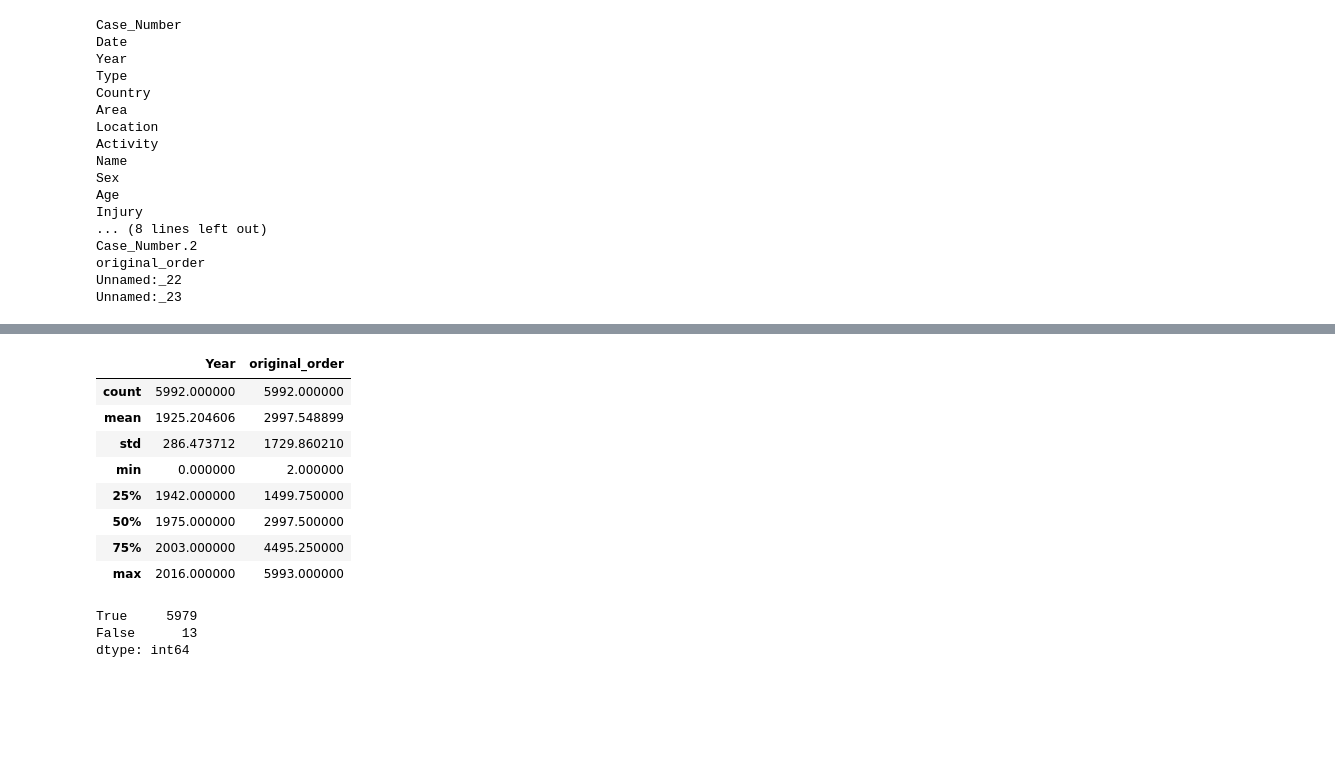
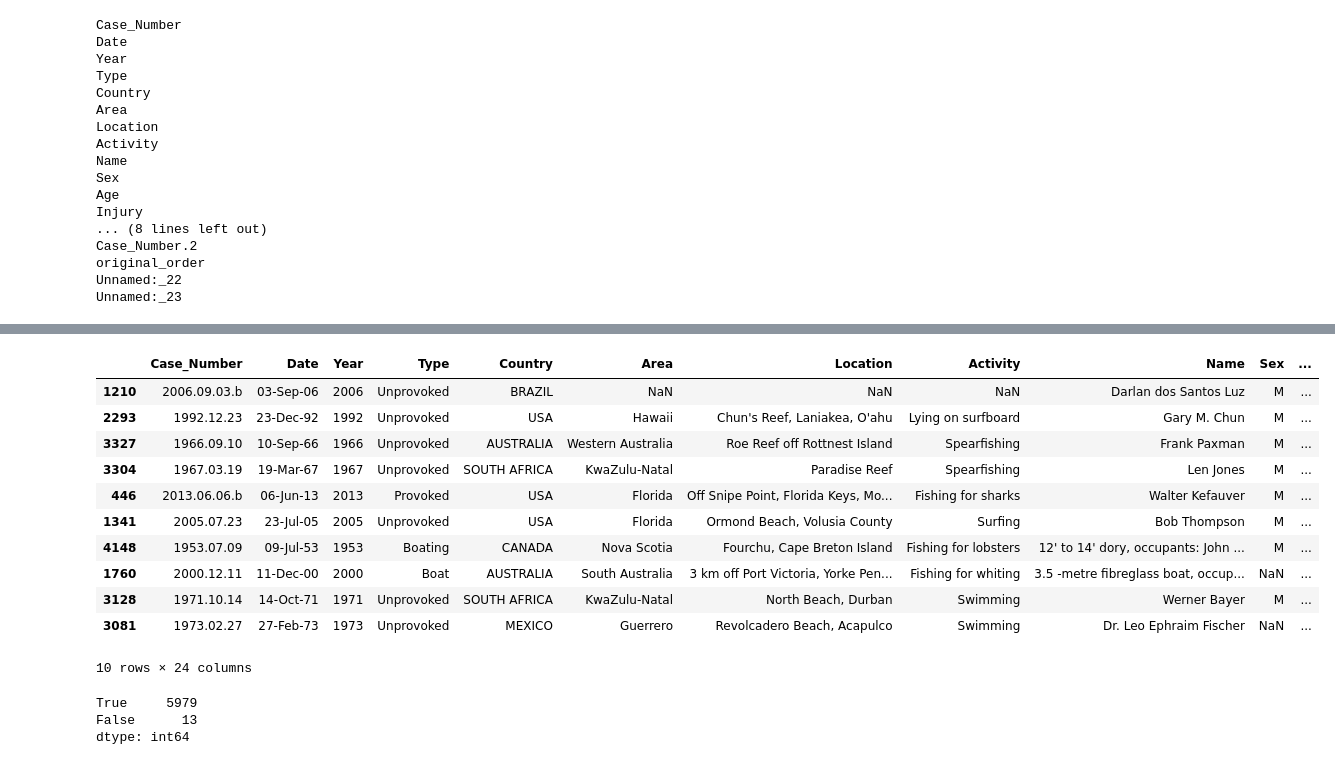
Before and after one commit to joao-dias-25/Data_cleaning_Project, a Jupyter notebook: data-wrangling.ipynb, the cells around one changed output, grey strips where cells are left out. Saved outputs shown, nothing was run; the diff lists cells and outputs as text; code cells hidden in the pictures; blank space fills up the shorter version.

```diff
--- a/data-wrangling.ipynb
+++ b/data-wrangling.ipynb
@@ -144,18 +167,23 @@ dtype: float64
 # %%
 #removing the two last columns
 df_copy=df.drop(columns=['Unnamed:_23','Unnamed:_22']).copy()
-# %%
-df.describe()
-# %% [output]
-|  | Year | original_order |
-| count | 5992.000000 | 5992.000000 |
-| mean | 1925.204606 | 2997.548899 |
-| std | 286.473712 | 1729.860210 |
-| min | 0.000000 | 2.000000 |
-| 25% | 1942.000000 | 1499.750000 |
-| 50% | 1975.000000 | 2997.500000 |
-| 75% | 2003.000000 | 4495.250000 |
-| max | 2016.000000 | 5993.000000 |
+# %%
+# select a random of rows to see the types of values and how to aproach the cleaning
+
+df.sample(n=10)
+# %% [output]
+|  | Case_Number | Date | Year | Type | Country | Area | Location | Activity | Name | Sex | ... |
+| 1210 | 2006.09.03.b | 03-Sep-06 | 2006 | Unprovoked | BRAZIL | NaN | NaN | NaN | Darlan dos Santos Luz | M | ... |
+| 2293 | 1992.12.23 | 23-Dec-92 | 1992 | Unprovoked | USA | Hawaii | Chun's Reef, Laniakea, O'ahu | Lying on surfboard | Gary M. Chun | M | ... |
+| 3327 | 1966.09.10 | 10-Sep-66 | 1966 | Unprovoked | AUSTRALIA | Western Australia | Roe Reef off Rottnest Island | Spearfishing | Frank Paxman | M | ... |
+| 3304 | 1967.03.19 | 19-Mar-67 | 1967 | Unprovoked | SOUTH AFRICA | KwaZulu-Natal | Paradise Reef | Spearfishing | Len Jones | M | ... |
+| 446 | 2013.06.06.b | 06-Jun-13 | 2013 | Provoked | USA | Florida | Off Snipe Point, Florida Keys, Mo... | Fishing for sharks | Walter Kefauver | M | ... |
+| 1341 | 2005.07.23 | 23-Jul-05 | 2005 | Unprovoked | USA | Florida | Ormond Beach, Volusia County | Surfing | Bob Thompson | M | ... |
+| 4148 | 1953.07.09 | 09-Jul-53 | 1953 | Boating | CANADA | Nova Scotia | Fourchu, Cape Breton Island | Fishing for lobsters | 12' to 14' dory, occupants: John ... | M | ... |
+| 1760 | 2000.12.11 | 11-Dec-00 | 2000 | Boat | AUSTRALIA | South Australia | 3 km off Port Victoria, Yorke Pen... | Fishing for whiting | 3.5 -metre fibreglass boat, occup... | NaN | ... |
+| 3128 | 1971.10.14 | 14-Oct-71 | 1971 | Unprovoked | SOUTH AFRICA | KwaZulu-Natal | North Beach, Durban | Swimming | Werner Bayer | M | ... |
+| 3081 | 1973.02.27 | 27-Feb-73 | 1973 | Unprovoked | MEXICO | Guerrero | Revolcadero Beach, Acapulco | Swimming | Dr. Leo Ephraim Fischer | NaN | ... |
+10 rows × 24 columns
 # %%
 #checking for differente values from 3 collums
 
```
Also changed, not shown: parts of 18 cells of this notebook, 1 other file.
